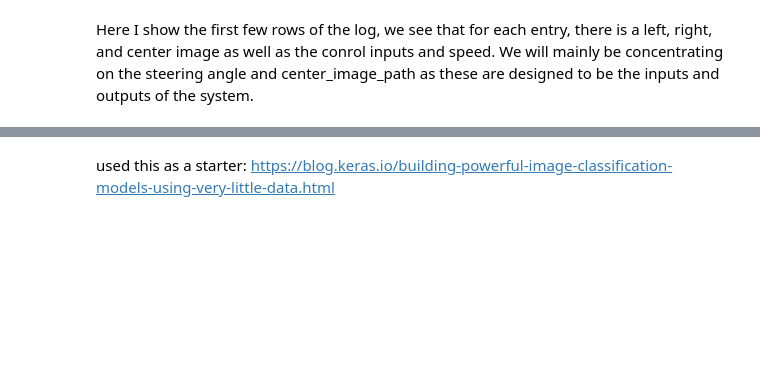
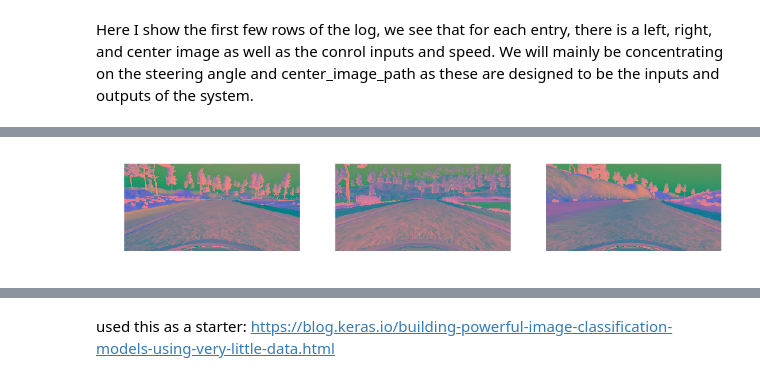
Before and after one commit to berickson/CarND-Behaviorial-Cloning, a Jupyter notebook: Behavorial-Cloning.ipynb, the cells around one changed output, grey strips where cells are left out. Drawn from its saved outputs; the diff is of its cells as text; code cells hidden in the pictures; blank space fills up the shorter version.

```diff
--- a/Behavorial-Cloning.ipynb
+++ b/Behavorial-Cloning.ipynb
@@ -155,4 +183,0 @@ array([ 0.        ,  0.        ,  0.        ,  0.        ,  0.        ,
-# %%
-for im in random_sample(center_images,n=3):
-    plt.figure()
-    plot_image(im,title='shape: {}'.format(np.shape(im)))
@@ -165,3 +184,23 @@ model = keras.models.Sequential()
+# %%
+center_sample, steering_sample = random_sample(
+    driving_log.center.values,
+    driving_log.steering.values,
+    n=2000,
+    random_order=False)
+# %%
+images=[]
+for path in center_sample:
+    im = plt.imread('sample_data//'+path)
+    im=cv2.cvtColor(im,cv2.COLOR_RGB2YUV)
+    images.append(im)
+
+center_images = np.array(images,dtype='float')
+
+steering_angles = steering_sample
+# %%
+plot_images(random_sample(center_images,n=3),image_size_inches=4)
+# %% [output]
+[figure, added]
 # %%
 def show_run_simulator_button():
     simulator_button = widgets.Button(description= "Run Simulator")
```
Also changed, not shown: parts of 28 cells of this notebook.
